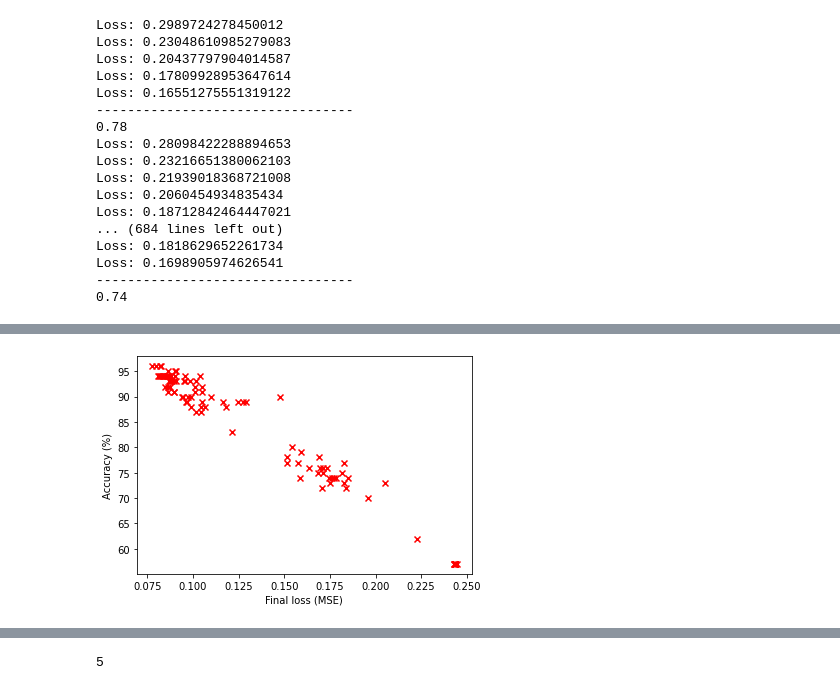
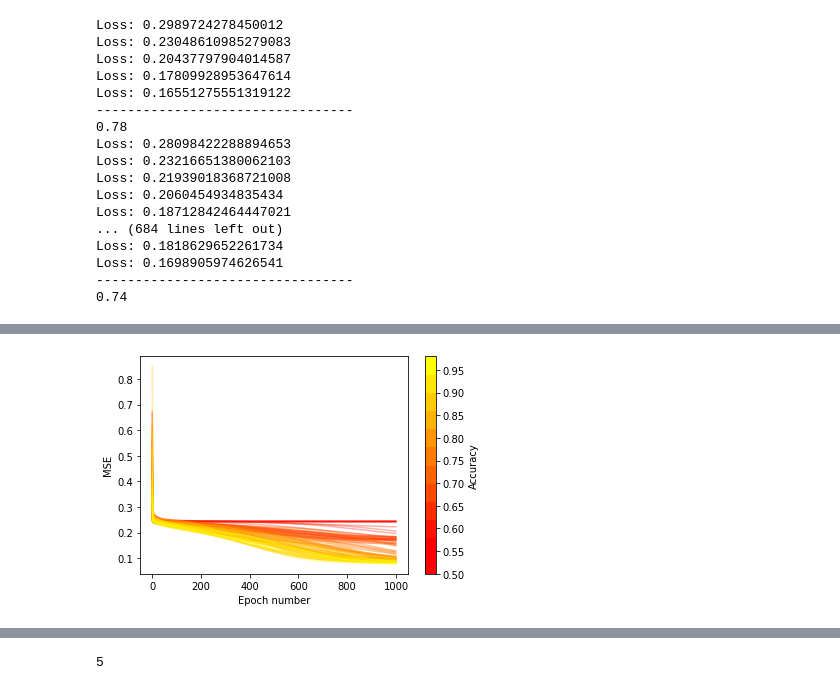
Before and after one commit to dexdx/DL_Projects, a Jupyter notebook: project_2.ipynb, the cells around one changed output, grey strips where cells are left out. Saved outputs shown, nothing was run; the diff lists cells and outputs as text; code cells hidden in the pictures.

```diff
--- a/project_2.ipynb
+++ b/project_2.ipynb
@@ -136,6 +124,0 @@ final_losses = [loss_tracks[i][-1] for i in range(100)]
-# %%
-plt.scatter(final_losses, 100*np.array(accs), marker='x', color='r')
-plt.xlabel('Final loss (MSE)')
-plt.ylabel('Accuracy (%)');
-# %% [output]
-[figure, removed]
@@ -141,0 +129,14 @@ plt.ylabel('Accuracy (%)');
+# %%
+c = 0
+for i in acc_sort:
+    plt.plot(loss_tracks[i], color = colors(c), alpha=1/3)
+    c += 1
+plt.xlabel('Epoch number')
+plt.ylabel('MSE');
+norm = mpl.colors.Normalize(vmin=np.min(accs),vmax=np.max(accs))
+sm = plt.cm.ScalarMappable(cmap=colors, norm=norm)
+sm.set_array([])
+plt.colorbar(sm, ticks=np.arange(.5,1.,.05), boundaries=np.arange(.5,1.,.04), label='Accuracy');
+plt.savefig('figures/mse_vs_epoch', dpi=200)
+# %% [output]
+[figure, added]
```
Also changed, not shown: parts of 8 cells of this notebook.
